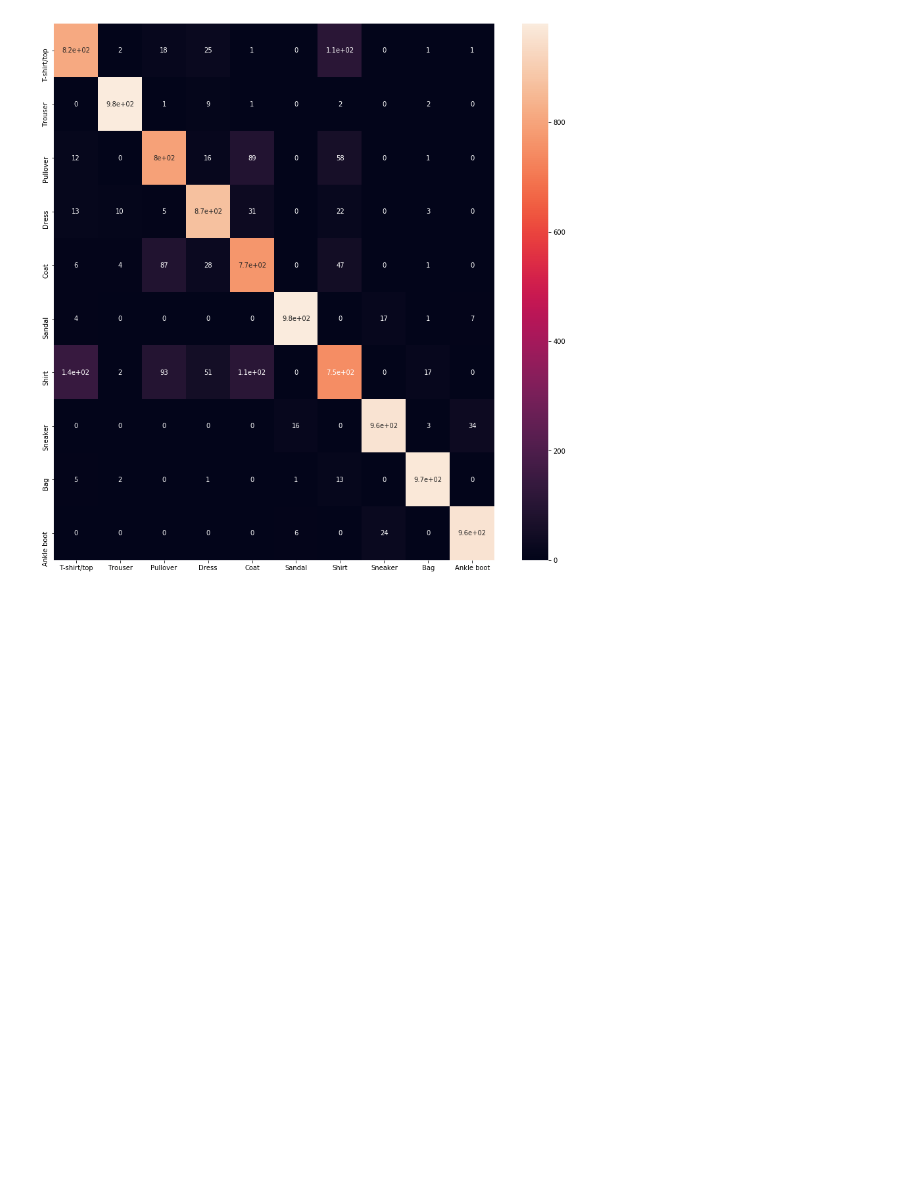
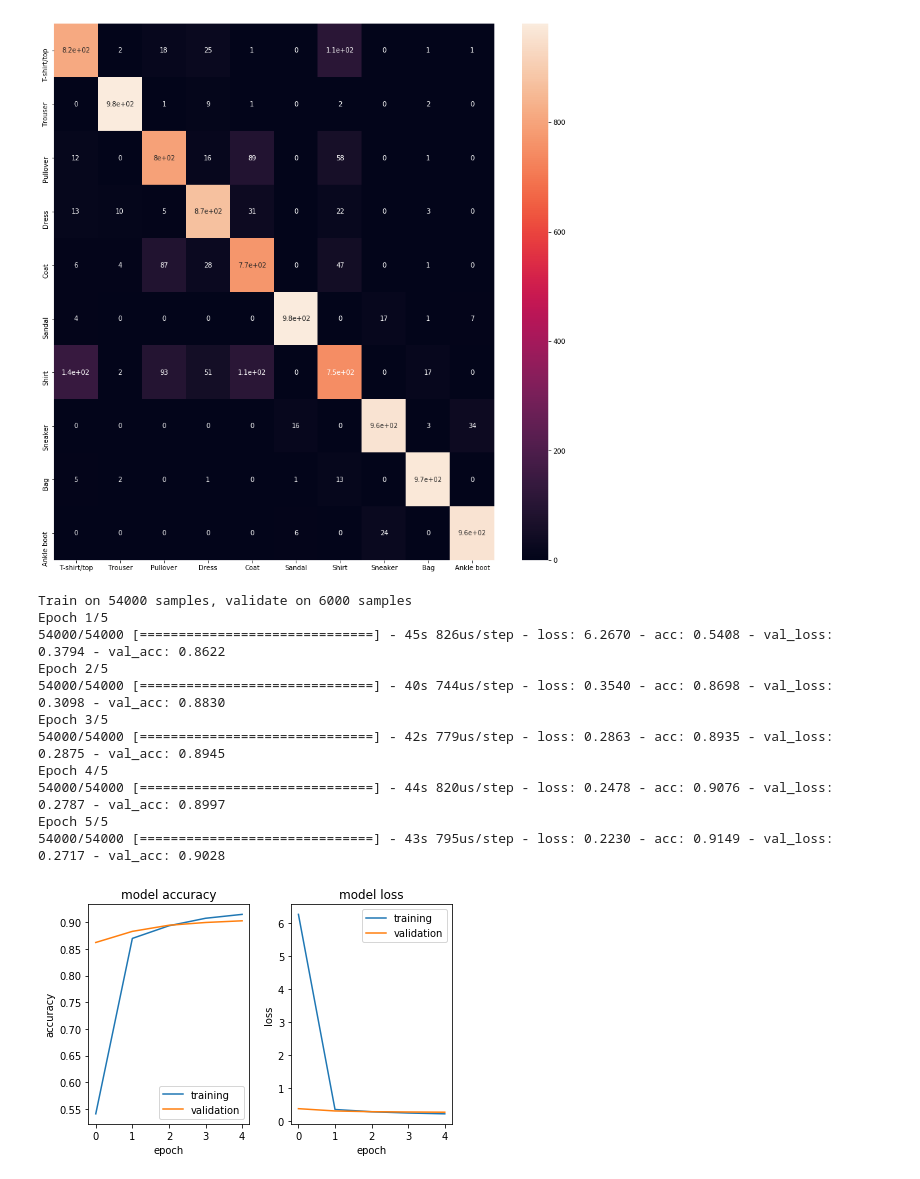
Before and after one commit to Tebs-Lab/intro-to-deep-learning, a Jupyter notebook: 04-convolutional-neural-networks/01-intro-to-convolutional-neural-networks.ipynb, the cells around one changed output. Cells and saved outputs as stored; diff of their text form; code cells hidden in the pictures; blank space fills up the shorter version.

```diff
--- a/04-convolutional-neural-networks/01-intro-to-convolutional-neural-networks.ipynb
+++ b/04-convolutional-neural-networks/01-intro-to-convolutional-neural-networks.ipynb
@@ -199,0 +194,35 @@ plt.show()
+# %%
+# Lets make a few small changes and see what happens...
+model = Sequential()
+
+# Note, fewer filters and a bigger kernel, plus a pooling layer
+model.add(Conv2D(32, kernel_size=(5, 5), activation='relu', padding='same', input_shape=(28,28,1)))
+model.add(MaxPooling2D(pool_size=(2, 2)))
+
+# Note, more filters and a pooling
+model.add(Conv2D(64, kernel_size=(3, 3), activation='relu', padding='same'))
+model.add(MaxPooling2D(pool_size=(2, 2)))
+
+# 2 dense layers with dropout before the final.
+model.add(Flatten())
+model.add(Dense(256, activation='relu'))
+model.add(Dropout(rate=0.2))
+model.add(Dense(num_classes, activation='softmax'))
+
+model.compile(optimizer='adam', loss='categorical_crossentropy', metrics=['accuracy'])
+history = model.fit(conv_training_data, training_labels, batch_size=128, epochs=5, verbose=True, validation_split=.1)
+
+plot_training_history(history, model, eval_images=True)
+# %% [output]
+Train on 54000 samples, validate on 6000 samples
+Epoch 1/5
+54000/54000 [==============================] - 45s 826us/step - loss: 6.2670 - acc: 0.5408 - val_loss: 0.3794 - val_acc: 0.8622
+Epoch 2/5
+54000/54000 [==============================] - 40s 744us/step - loss: 0.3540 - acc: 0.8698 - val_loss: 0.3098 - val_acc: 0.8830
+Epoch 3/5
+54000/54000 [==============================] - 42s 779us/step - loss: 0.2863 - acc: 0.8935 - val_loss: 0.2875 - val_acc: 0.8945
+Epoch 4/5
+54000/54000 [==============================] - 44s 820us/step - loss: 0.2478 - acc: 0.9076 - val_loss: 0.2787 - val_acc: 0.8997
+Epoch 5/5
+54000/54000 [==============================] - 43s 795us/step - loss: 0.2230 - acc: 0.9149 - val_loss: 0.2717 - val_acc: 0.9028
+[figure, added]
```
Also changed, not shown: parts of 10 cells of this notebook, 20 other files.
